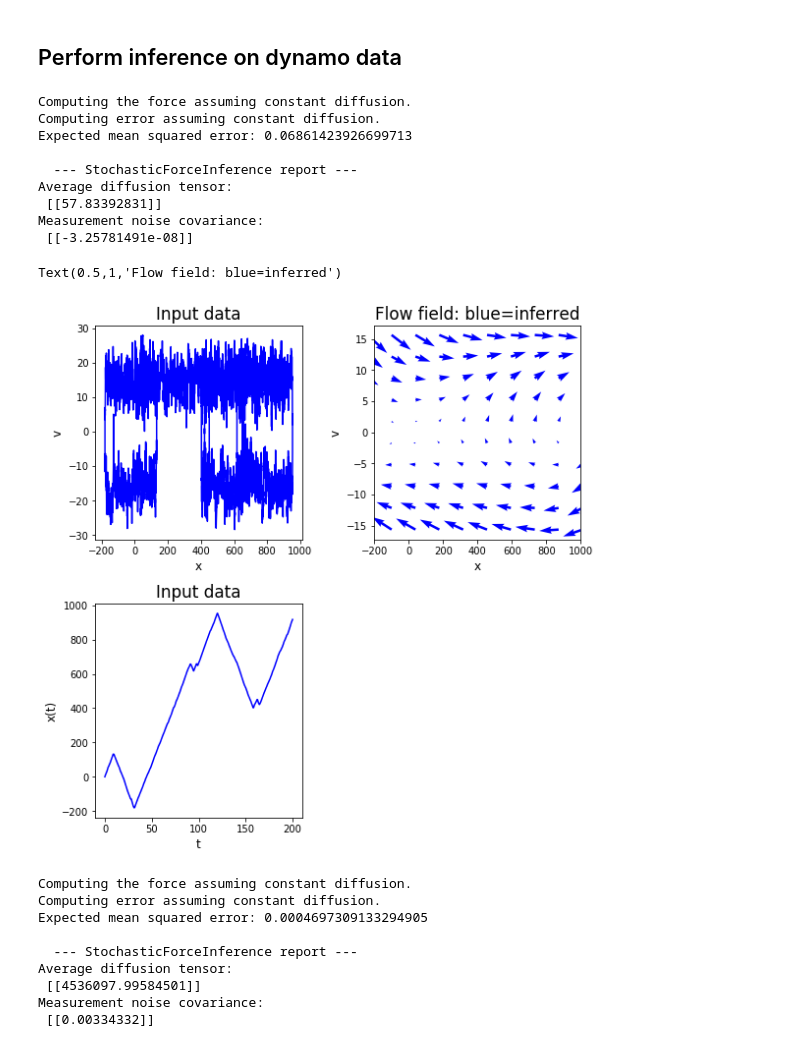
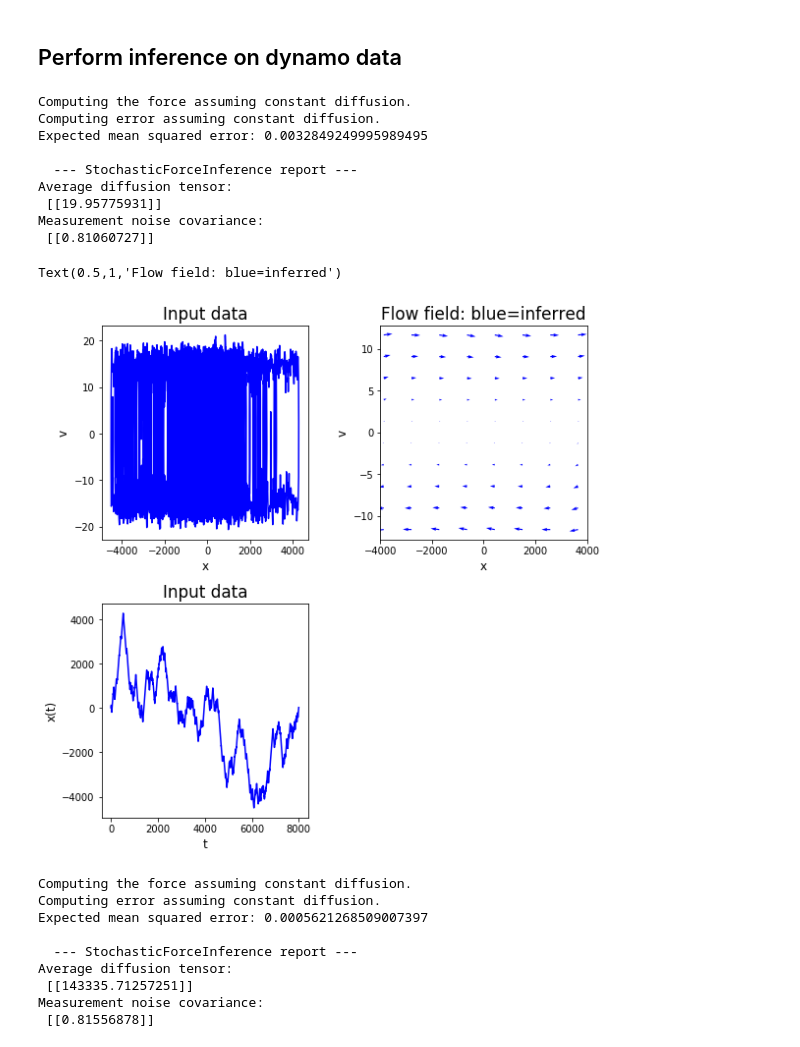
Before and after one commit to williamjsdavis/geodynamo_ULI, a Jupyter notebook: reversing-dynamo.ipynb, the cells around one changed output. Cells and saved outputs as stored; diff of their text form; code cells hidden in the pictures.

Commit message:
Testing with the fulle length of data

```diff
--- a/reversing-dynamo.ipynb
+++ b/reversing-dynamo.ipynb
@@ -38,5 +42,5 @@ plt.plot(t_dipole[0:10000],x_dipole[0:10000])
 # %%
-i_window = range(0, 500000, 10)
+i_window = range(0, 4000000, 400)
 # %%
 fig_size = [12,8]
 params = {'axes.labelsize': 12,
@@ -130,13 +134,13 @@ S_dynamo.print_report()
 # %% [output]
 Computing the force assuming constant diffusion.
 Computing error assuming constant diffusion.
-Expected mean squared error: 0.06861423926699713
+Expected mean squared error: 0.0032849249995989495
 
   --- StochasticForceInference report ---
 Average diffusion tensor:
- [[57.83392831]]
+ [[19.95775931]]
 Measurement noise covariance:
- [[-3.25781491e-08]]
+ [[0.81060727]]
 # %%
 # Prepare Matplotlib:
 fig_size = [12,8]
@@ -149,36 +153,36 @@ params = {'axes.labelsize': 12,
           }
 plt.rcParams.update(params)
 plt.clf()
 fig = plt.figure(1)
 fig.subplots_adjust(left=0.06, bottom=0.07, right=0.96, top=0.94, wspace=0.35, hspace=0.3)
 H,W = 2,3
 
 pic_name = "ULI_demo_VdP.png"
 
 # Plot the trajectory (xv phase space):
 plt.subplot(H,W,1)
 plt.plot(data_dynamo.X_ito[:,0,:],data_dynamo.v_hat[:,0,:],color='b')
 plt.xlabel("x")
 plt.ylabel("v")
 plt.title("Input data")
 
 # Plot the trajectory (x vs t):
 plt.subplot(H,W,4)
 plt.plot(data_dynamo.t,data_dynamo.X_ito[:,0,:],color='b')
 plt.ylabel("x(t)")
 plt.xlabel("t")
 plt.title("Input data")
 
 # Plot the force field - blue is inferred, black is the exact one used to generate the data.
 plt.subplot(H,W,2)
-S_dynamo.data.plot_phase_space_forces(S_dynamo.F_ansatz,color='b',zorder=0,width = 10,scale=5)
+S_dynamo.data.plot_phase_space_forces(S_dynamo.F_ansatz,color='b',zorder=0,width = 30,scale=20)
 plt.xlabel("x")
 plt.ylabel("v")
-plt.xlim([-200,1000])
+plt.xlim([-4000,4000])
 plt.title("Flow field: blue=inferred")
 # %% [output]
 Text(0.5,1,'Flow field: blue=inferred')
-[figure, old version]
+[figure, new version]
 # %%
 ################################################################
 # II. Perform inference.
@@ -198,13 +202,13 @@ S_dynamo.print_report()
 # %% [output]
 Computing the force assuming constant diffusion.
 Computing error assuming constant diffusion.
-Expected mean squared error: 0.0004697309133294905
+Expected mean squared error: 0.0005621268509007397
 
   --- StochasticForceInference report ---
 Average diffusion tensor:
- [[4536097.99584501]]
+ [[143335.71257251]]
 Measurement noise covariance:
- [[0.00334332]]
+ [[0.81556878]]
 # %%
 # Prepare Matplotlib:
 fig_size = [12,8]
```
Also changed, not shown: parts of 5 cells of this notebook.
